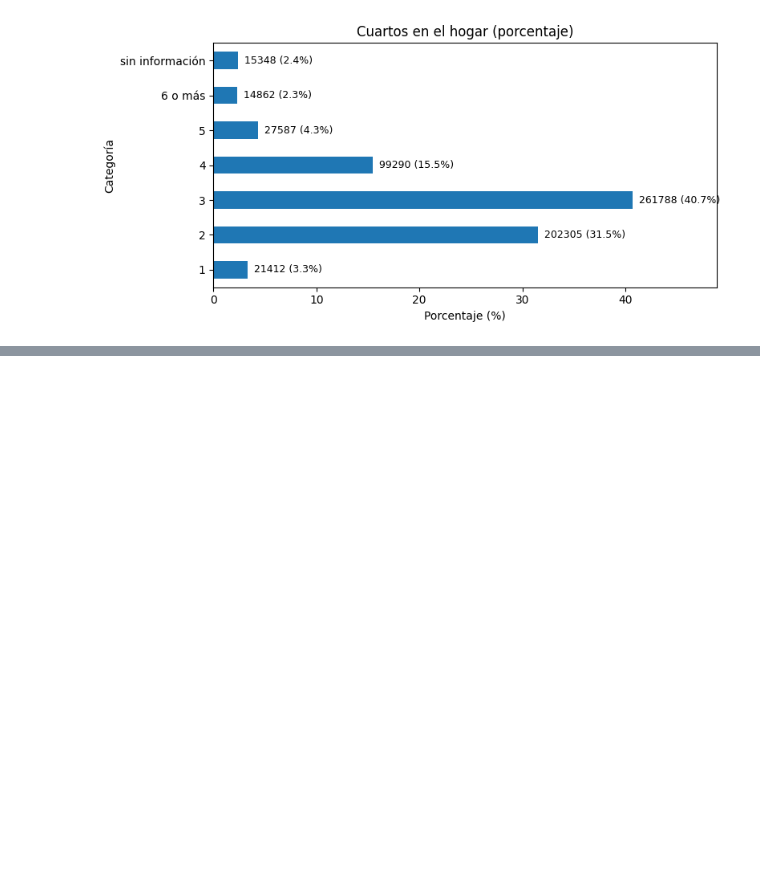
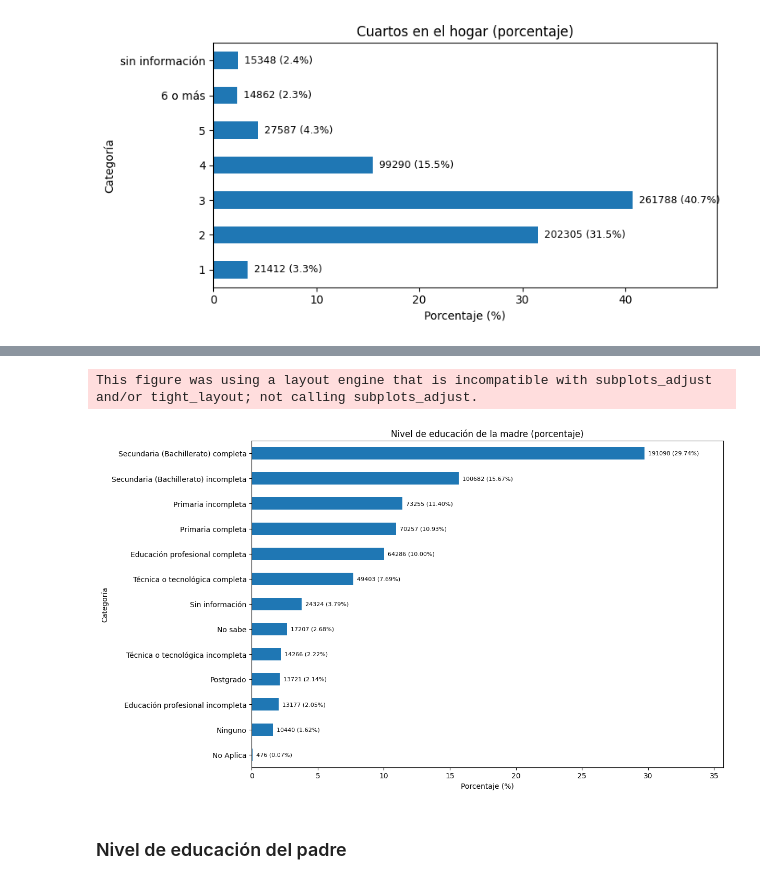
Before and after one commit to juancamilogoomezz/Proyecto-1, a Jupyter notebook: Experimentar Jeronimo.ipynb, the cells around one changed output, grey strips where cells are left out. Saved outputs shown, nothing was run; the diff lists cells and outputs as text; code cells hidden in the pictures; blank space fills up the shorter version.

```diff
--- a/Experimentar Jeronimo.ipynb
+++ b/Experimentar Jeronimo.ipynb
@@ -1152,0 +1172,41 @@ plt.show()
+# %%
+columna = "FAMI_EDUCACIONMADRE"
+
+col = (df[columna]
+       .astype("string")
+       .str.strip()
+       .fillna("Sin información")
+)
+
+conteo = col.value_counts(dropna=False)
+prop = conteo / conteo.sum() * 100
+
+orden = conteo.index
+conteo = conteo.reindex(orden, fill_value=0)
+prop = prop.reindex(orden, fill_value=0)
+
+prop_plot = prop.sort_values()
+conteo_plot = conteo.reindex(prop_plot.index)
+
+fig, ax = plt.subplots(figsize=(12,7), constrained_layout=True)
+prop_plot.plot(kind="barh", ax=ax)
+
+ax.set_title("Nivel de educación de la madre (porcentaje)")
+ax.set_xlabel("Porcentaje (%)")
+ax.set_ylabel("Categoría")
+
+for i, cat in enumerate(prop_plot.index):
+    pct = prop_plot.loc[cat]
+    n = conteo_plot.loc[cat]
+    ax.text(pct, i, f"  {n} ({pct:.2f}%)", va="center", fontsize=8)
+
+ax.set_xlim(0, prop_plot.max() * 1.2 if prop_plot.max() > 0 else 1)
+
+fig.subplots_adjust(left=0.40)
+
+plt.show()
+# %% [output]
+This figure was using a layout engine that is incompatible with subplots_adjust and/or tight_layout; not calling subplots_adjust.
+[figure, added]
+# %% [markdown]
+### Nivel de educación del padre
```
Also changed, not shown: parts of 37 cells of this notebook.
